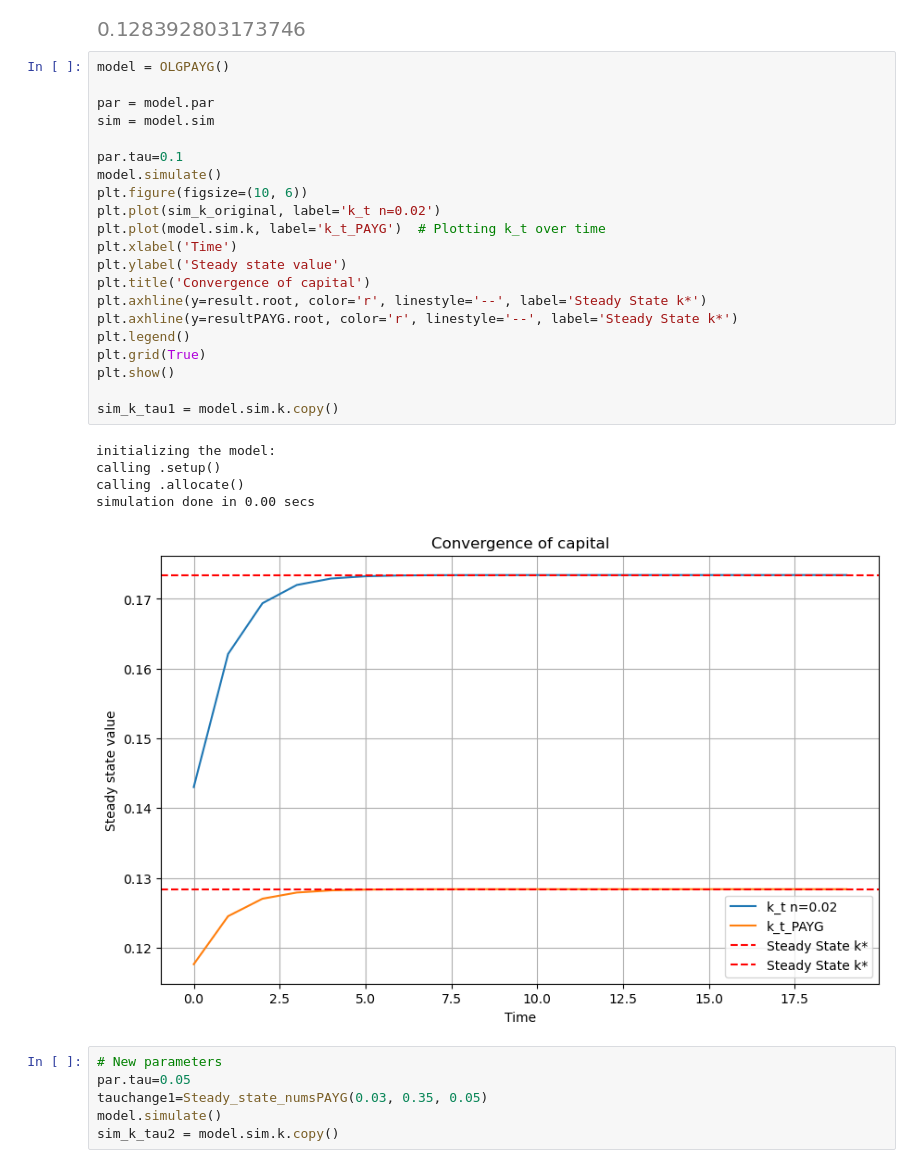
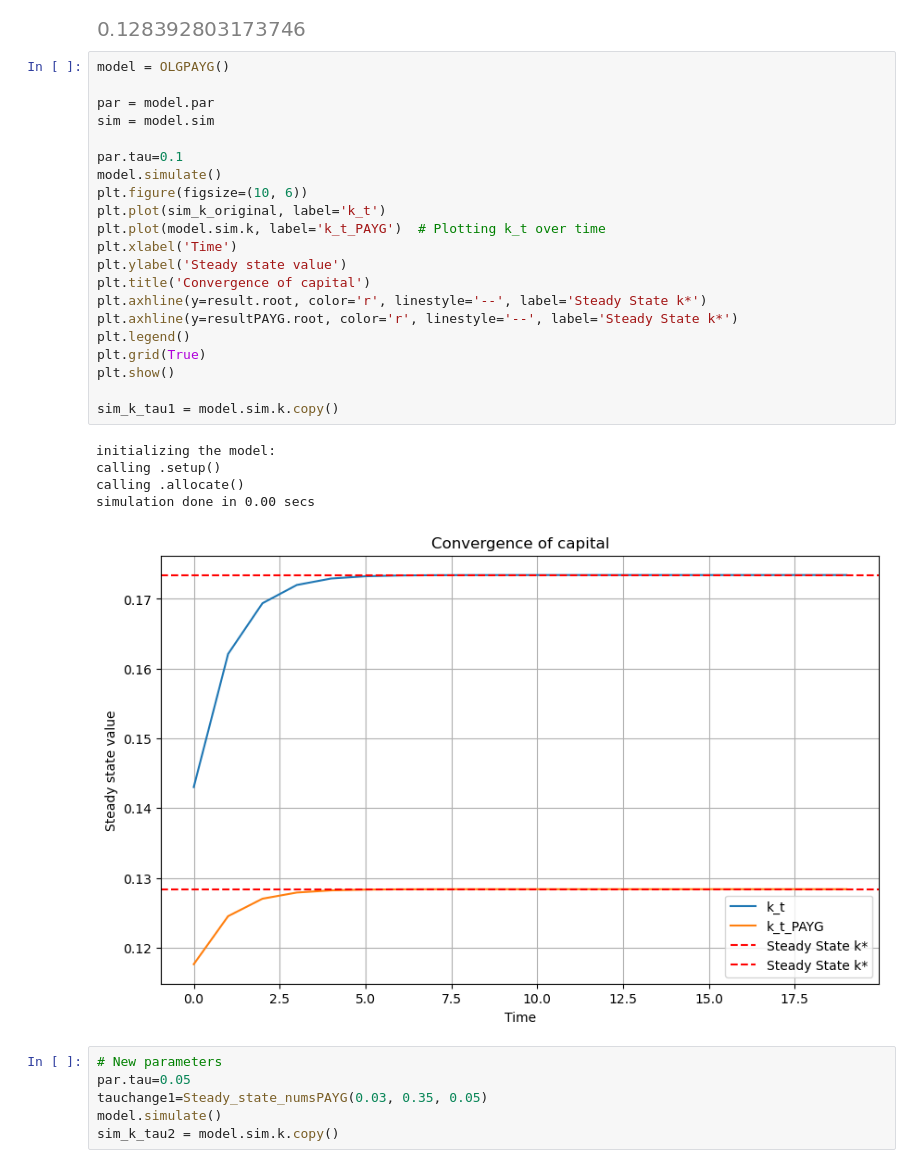
Before and after one commit to NumEconCopenhagen/projects-2024-daniel-og-lukas, a Jupyter notebook: modelproject/modelproject.ipynb, the cells around one changed output. Saved outputs shown, nothing was run; the diff lists cells and outputs as text.

```diff
--- a/modelproject/modelproject.ipynb
+++ b/modelproject/modelproject.ipynb
@@ -315,30 +305,30 @@ resultPAYG.root
 # %%
 model = OLGPAYG()
 
 par = model.par
 sim = model.sim
 
 par.tau=0.1
 model.simulate()
 plt.figure(figsize=(10, 6))
-plt.plot(sim_k_original, label='k_t n=0.02')
+plt.plot(sim_k_original, label='k_t')
 plt.plot(model.sim.k, label='k_t_PAYG')  # Plotting k_t over time
 plt.xlabel('Time')
 plt.ylabel('Steady state value')
 plt.title('Convergence of capital')
 plt.axhline(y=result.root, color='r', linestyle='--', label='Steady State k*')
 plt.axhline(y=resultPAYG.root, color='r', linestyle='--', label='Steady State k*')
 plt.legend()
 plt.grid(True)
 plt.show()
 
 sim_k_tau1 = model.sim.k.copy()
 # %% [output]
 initializing the model:
 calling .setup()
 calling .allocate()
 simulation done in 0.00 secs
-[figure, old version]
+[figure, new version]
 # %%
 # New parameters
 par.tau=0.05
```
Also changed, not shown: parts of 6 cells of this notebook.
